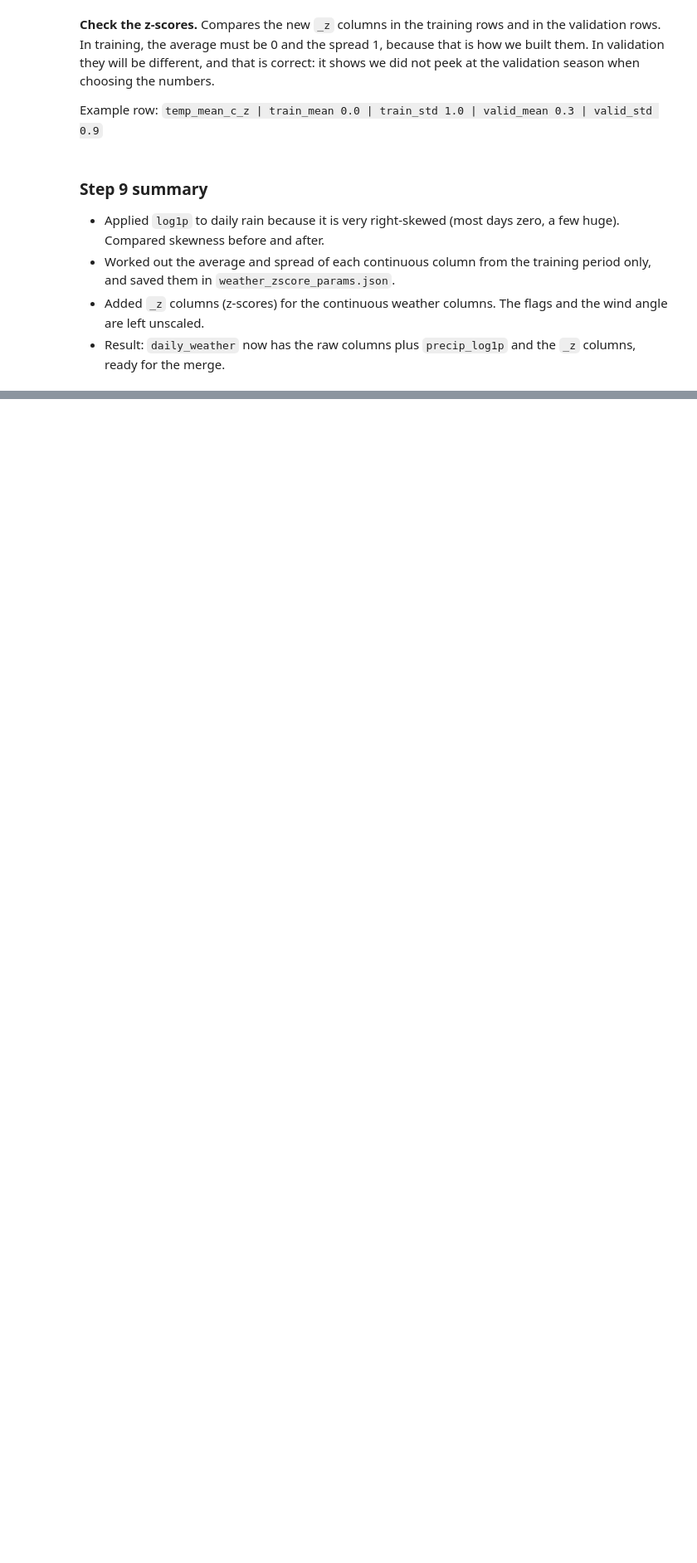
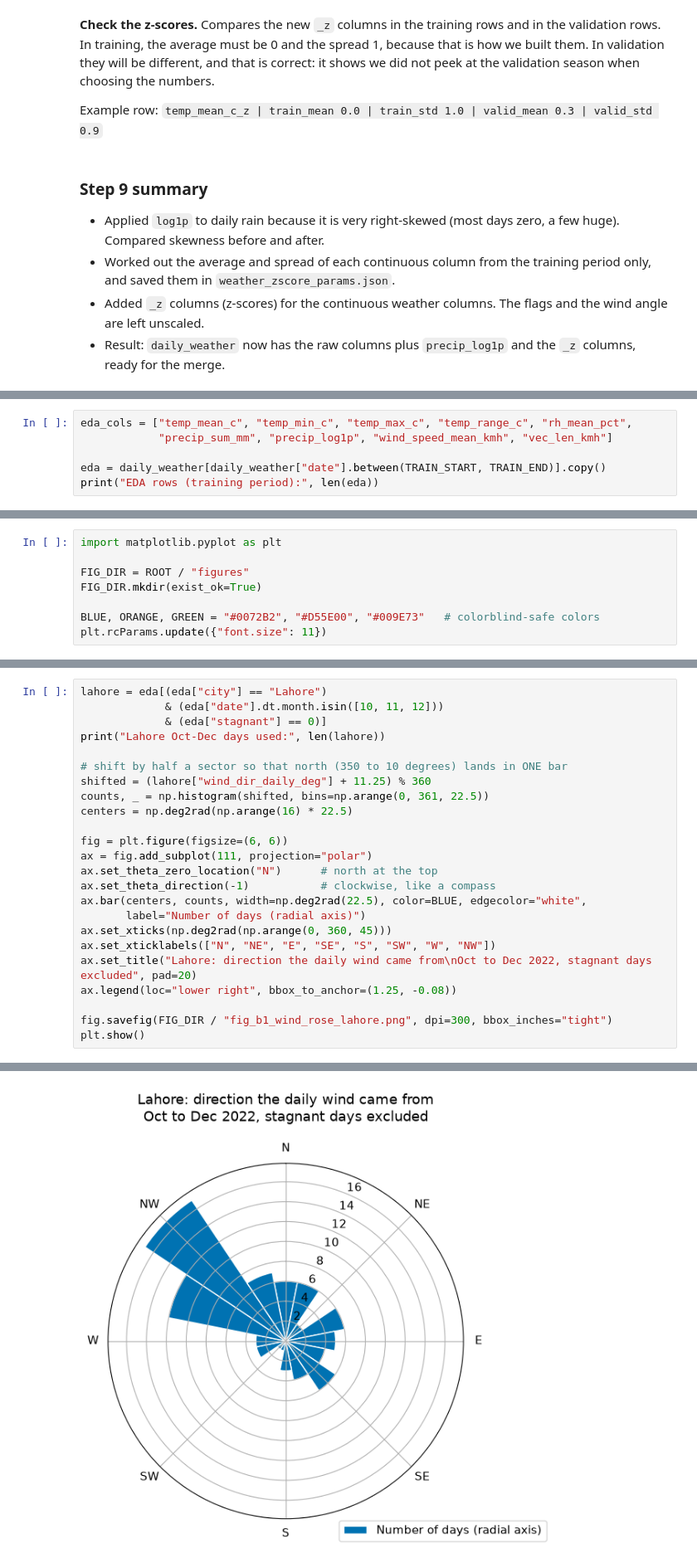
Before and after one commit to IsmailNooruddin/Smog-Analysis-DSSG, a Jupyter notebook: weather.ipynb, the cells around one changed output, grey strips where cells are left out. Shown at 83% size. Cells and saved outputs as stored; diff of their text form; blank space fills up the shorter version.

Commit message:
all weather steps done, final sheets in Dataset/clean

```diff
--- a/weather.ipynb
+++ b/weather.ipynb
@@ -752,0 +755,6 @@ Example row: `temp_mean_c_z | train_mean 0.0 | train_std 1.0 | valid_mean 0.3 |
+# %%
+eda_cols = ["temp_mean_c", "temp_min_c", "temp_max_c", "temp_range_c", "rh_mean_pct",
+            "precip_sum_mm", "precip_log1p", "wind_speed_mean_kmh", "vec_len_kmh"]
+
+eda = daily_weather[daily_weather["date"].between(TRAIN_START, TRAIN_END)].copy()
+print("EDA rows (training period):", len(eda))
@@ -752,0 +882,8 @@ Example row: `temp_mean_c_z | train_mean 0.0 | train_std 1.0 | valid_mean 0.3 |
+# %%
+import matplotlib.pyplot as plt
+
+FIG_DIR = ROOT / "figures"
+FIG_DIR.mkdir(exist_ok=True)
+
+BLUE, ORANGE, GREEN = "#0072B2", "#D55E00", "#009E73"   # colorblind-safe colors
+plt.rcParams.update({"font.size": 11})
@@ -752,0 +896,25 @@ Example row: `temp_mean_c_z | train_mean 0.0 | train_std 1.0 | valid_mean 0.3 |
+# %%
+lahore = eda[(eda["city"] == "Lahore")
+             & (eda["date"].dt.month.isin([10, 11, 12]))
+             & (eda["stagnant"] == 0)]
+print("Lahore Oct-Dec days used:", len(lahore))
+
+# shift by half a sector so that north (350 to 10 degrees) lands in ONE bar
+shifted = (lahore["wind_dir_daily_deg"] + 11.25) % 360
+counts, _ = np.histogram(shifted, bins=np.arange(0, 361, 22.5))
+centers = np.deg2rad(np.arange(16) * 22.5)
+
+fig = plt.figure(figsize=(6, 6))
+ax = fig.add_subplot(111, projection="polar")
+ax.set_theta_zero_location("N")      # north at the top
+ax.set_theta_direction(-1)           # clockwise, like a compass
+ax.bar(centers, counts, width=np.deg2rad(22.5), color=BLUE, edgecolor="white",
+       label="Number of days (radial axis)")
+ax.set_xticks(np.deg2rad(np.arange(0, 360, 45)))
+ax.set_xticklabels(["N", "NE", "E", "SE", "S", "SW", "W", "NW"])
+ax.set_title("Lahore: direction the daily wind came from\nOct to Dec 2022, stagnant days excluded", pad=20)
+ax.legend(loc="lower right", bbox_to_anchor=(1.25, -0.08))
+
+fig.savefig(FIG_DIR / "fig_b1_wind_rose_lahore.png", dpi=300, bbox_inches="tight")
+plt.show()
+# %% [output]
@@ -752,0 +922 @@ Example row: `temp_mean_c_z | train_mean 0.0 | train_std 1.0 | valid_mean 0.3 |
+[figure, added]
```
Also changed, not shown: parts of 25 cells of this notebook, 3 other files.
